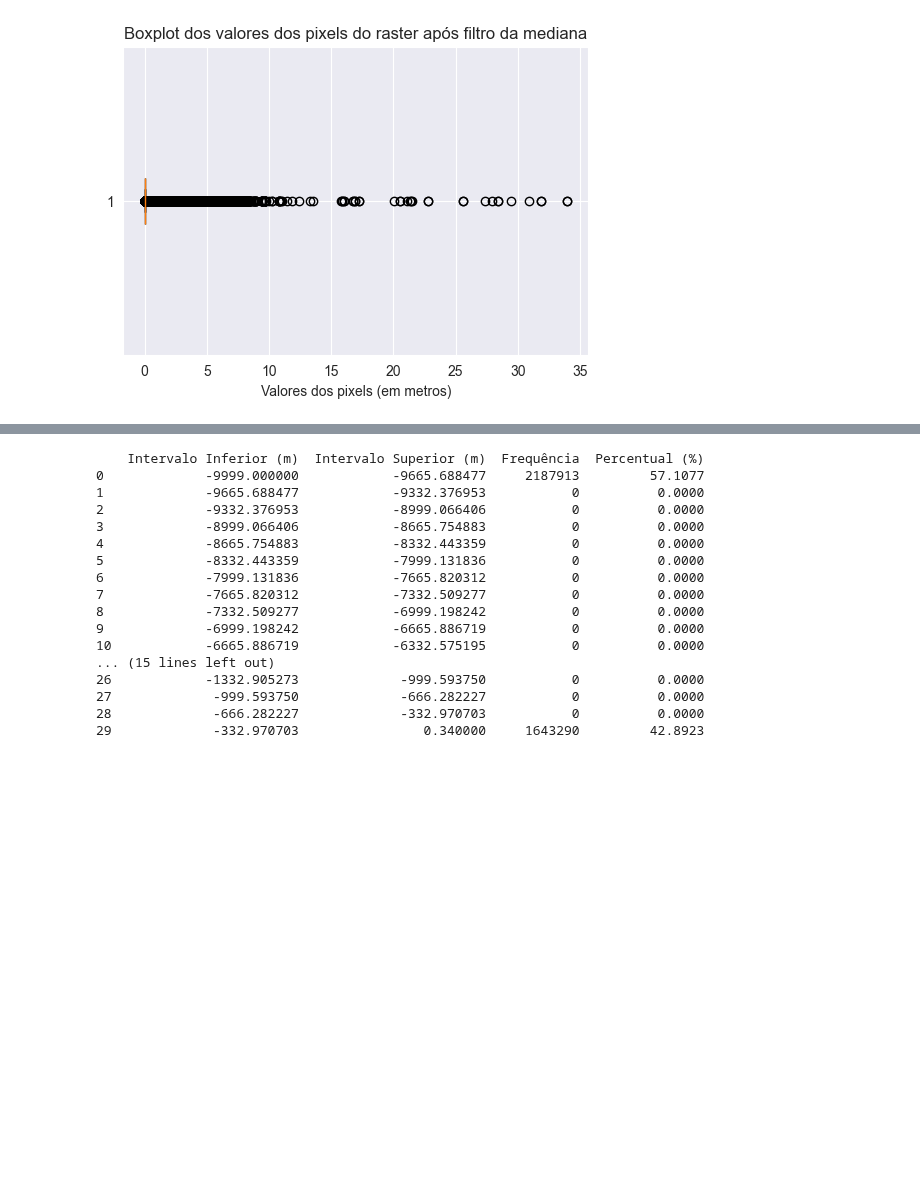
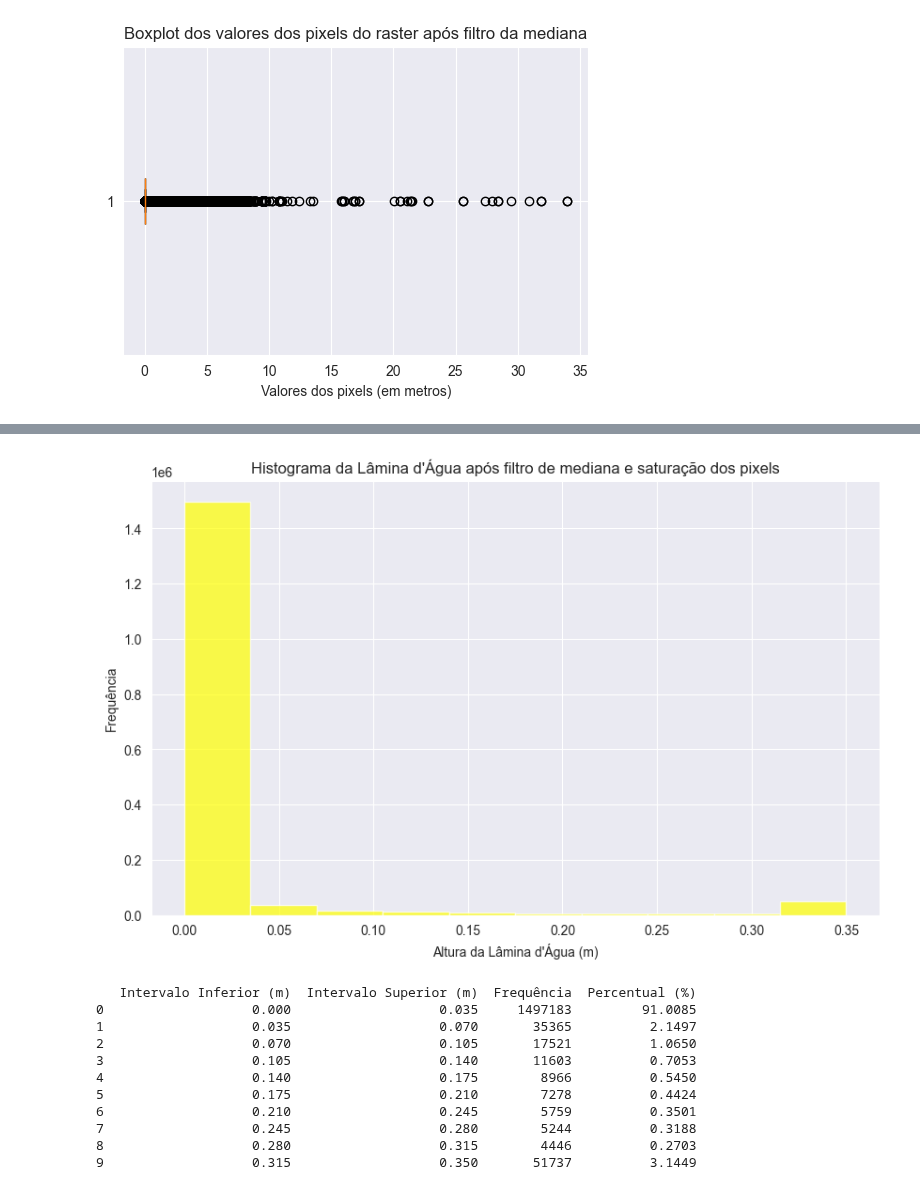
Before and after one commit to marcelof314/SP_urban_flooding, a Jupyter notebook: 05 Raster preparation.ipynb, the cells around one changed output, grey strips where cells are left out. Cells and saved outputs as stored; diff of their text form; code cells hidden in the pictures; blank space fills up the shorter version.

```diff
--- a/05 Raster preparation.ipynb
+++ b/05 Raster preparation.ipynb
@@ -266,41 +251,46 @@ with rasterio.open('georaster_modificado.tif', 'w', **profile) as dst:
 # %%
-numero_bins = 30
+numero_bins = 10
 
 # Transformar o raster em uma lista de valores (1D) para criar o boxplot
-pixel_values2 = raster_data.flatten()
+#pixel_values2 = raster_data.flatten()
+
+# Criando o histograma
+plt.figure(figsize=(10, 6))
+plt.hist(banda1_filtrada_mediana_3.flatten(), bins=numero_bins, color='yellow', alpha=0.7)
+plt.title('Histograma da Lâmina d\'Água após filtro de mediana e saturação dos pixels')
+plt.xlabel('Altura da Lâmina d\'Água (m)')
+plt.ylabel('Frequência')
+plt.grid(True)
+plt.show()
 
 # Gerando o histograma
-counts, bin_edges = np.histogram(pixel_values2, bins=numero_bins)
+counts, bin_edges = np.histogram(banda1_filtrada_mediana_3, bins=numero_bins)
 
 # Calculando o percentual de cada intervalo em relação ao total de pixels filtrados
 total_pixels = counts.sum()
 porcentagens = np.round((counts / total_pixels) * 100,4) # Formatando para quatro casas decimais
 
 # Criando a tabela com os dados do histograma
 tabela_histograma = pd.DataFrame({
         'Intervalo Inferior (m)': bin_edges[:-1],
         'Intervalo Superior (m)': bin_edges[1:],
         'Frequência': counts,
         'Percentual (%)': porcentagens
     })
 
+
 # Exibindo a tabela
 print(tabela_histograma)
 # %% [output]
+[figure, added]
-    Intervalo Inferior (m)  Intervalo Superior (m)  Frequência  Percentual (%)
-0             -9999.000000            -9665.688477     2187913         57.1077
-1             -9665.688477            -9332.376953           0          0.0000
-2             -9332.376953            -8999.066406           0          0.0000
-3             -8999.066406            -8665.754883           0          0.0000
-4             -8665.754883            -8332.443359           0          0.0000
-5             -8332.443359            -7999.131836           0          0.0000
-6             -7999.131836            -7665.820312           0          0.0000
-7             -7665.820312            -7332.509277           0          0.0000
-8             -7332.509277            -6999.198242           0          0.0000
-9             -6999.198242            -6665.886719           0          0.0000
-10            -6665.886719            -6332.575195           0          0.0000
-... (15 lines left out)
-26            -1332.905273             -999.593750           0          0.0000
-27             -999.593750             -666.282227           0          0.0000
-28             -666.282227             -332.970703           0          0.0000
-29             -332.970703                0.340000     1643290         42.8923
+   Intervalo Inferior (m)  Intervalo Superior (m)  Frequência  Percentual (%)
+0                   0.000                   0.035     1497183         91.0085
+1                   0.035                   0.070       35365          2.1497
+2                   0.070                   0.105       17521          1.0650
+3                   0.105                   0.140       11603          0.7053
+4                   0.140                   0.175        8966          0.5450
+5                   0.175                   0.210        7278          0.4424
+6                   0.210                   0.245        5759          0.3501
+7                   0.245                   0.280        5244          0.3188
+8                   0.280                   0.315        4446          0.2703
+9                   0.315                   0.350       51737          3.1449
```
Also changed, not shown: parts of 14 cells of this notebook.
